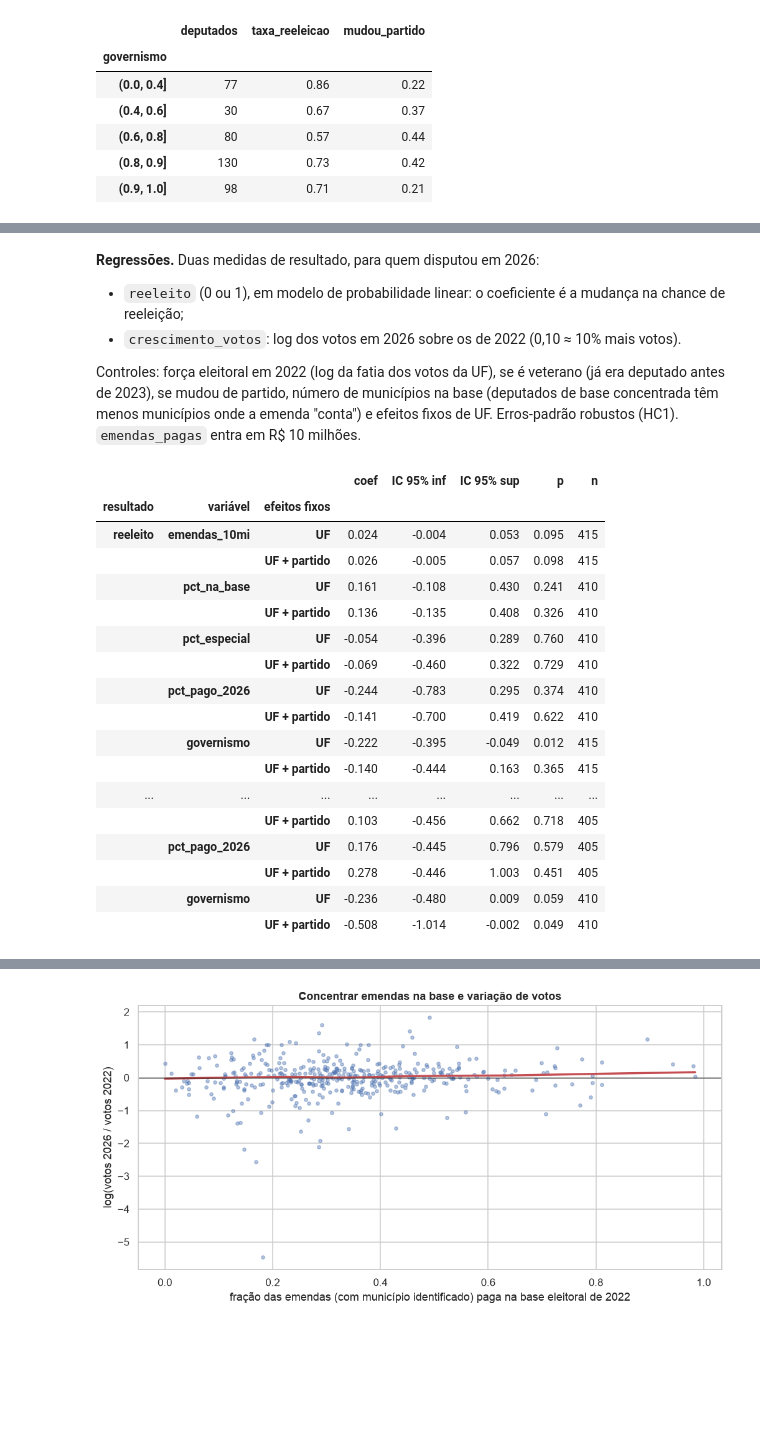
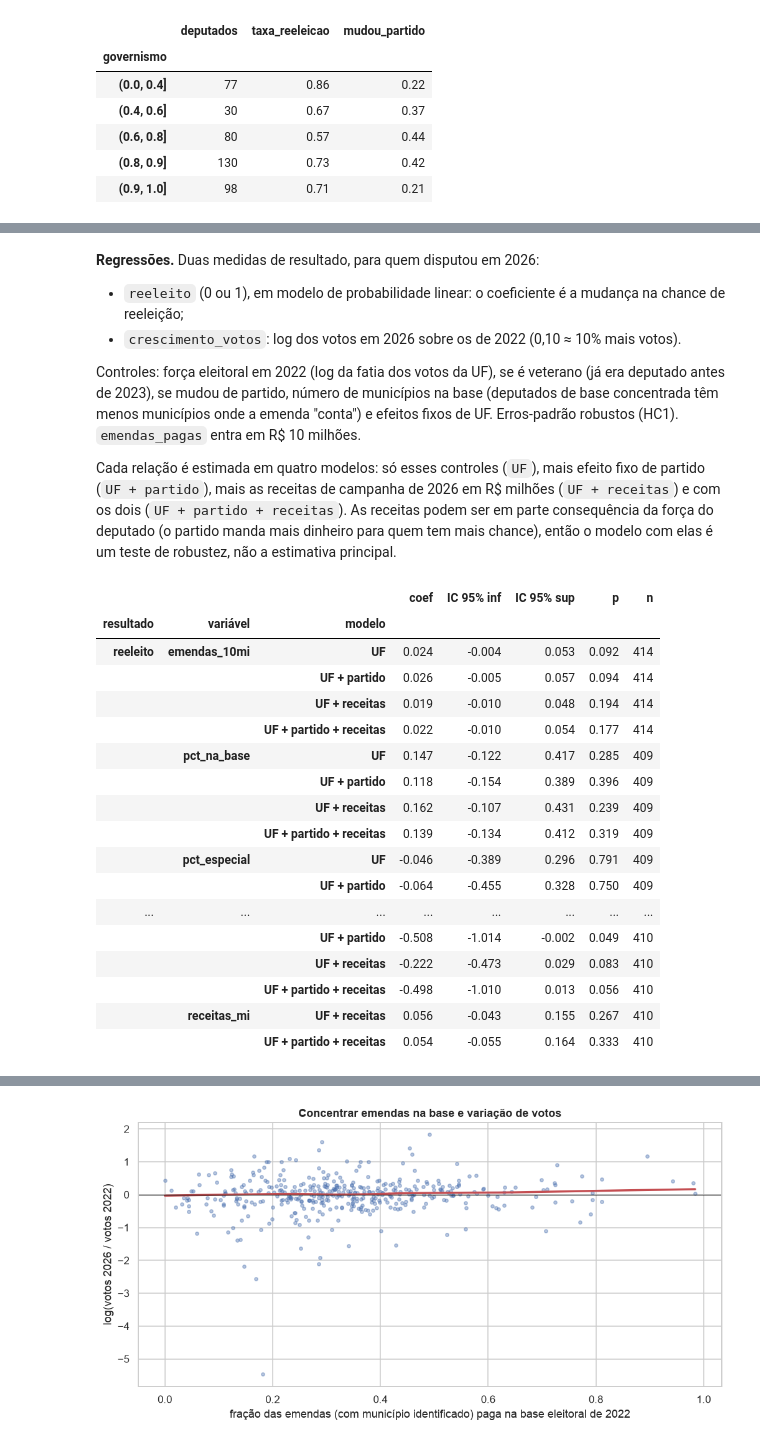
Before and after one commit to marcospflbarreto/eleicoes-2026, a Jupyter notebook: notebooks/04_emendas_reeleicao.ipynb, the cells around one changed output, grey strips where cells are left out. Drawn from its saved outputs; the diff is of its cells as text; code cells hidden in the pictures; blank space fills up the shorter version.

```diff
--- a/notebooks/04_emendas_reeleicao.ipynb
+++ b/notebooks/04_emendas_reeleicao.ipynb
@@ -313,40 +344,51 @@ governismo (faixas fixas: a oposição fica quase toda abaixo de 0,4)
 Controles: força eleitoral em 2022 (log da fatia dos votos da UF), se é veterano (já era deputado antes de 2023), se
 mudou de partido, número de municípios na base (deputados de base concentrada têm menos municípios onde a emenda "conta")
 e efeitos fixos de UF. Erros-padrão robustos (HC1). `emendas_pagas` entra em R$ 10 milhões.
+
+Cada relação é estimada em quatro modelos: só esses controles (`UF`), mais efeito fixo de partido (`UF + partido`), mais
+as receitas de campanha de 2026 em R$ milhões (`UF + receitas`) e com os dois (`UF + partido + receitas`). As receitas
+podem ser em parte consequência da força do deputado (o partido manda mais dinheiro para quem tem mais chance), então o
+modelo com elas é um teste de robustez, não a estimativa principal.
 # %%
 r["emendas_10mi"] = r["emendas_pagas"] / 1e7
 r["log_fatia_2022"] = np.log(r["fatia_uf_2022"])
 r["log_mun_base"] = np.log(r["n_municipios_base"])
+r["receitas_mi"] = r["receitas_2026"] / 1e6
 CONTROLES = "log_fatia_2022 + veterano + mudou_partido + log_mun_base + C(uf)"
+MODELOS = {"UF": "", "UF + partido": " + C(sg_partido_2022)", "UF + receitas": " + receitas_mi",
+           "UF + partido + receitas": " + C(sg_partido_2022) + receitas_mi"}
+amostra = r[r["receitas_mi"].notna()]  # a mesma amostra em todos os modelos: quem tem receitas declaradas
 
 linhas = []
 for y in ("reeleito", "crescimento_votos"):
-    for x in ("emendas_10mi", "pct_na_base", "pct_especial", "pct_pago_2026", "governismo"):
-        for extra, nome in (("", "UF"), (" + C(sg_partido_2022)", "UF + partido")):
-            mod = smf.ols(f"{y} ~ {x} + {CONTROLES}{extra}", data=r).fit(cov_type="HC1")
+    for x in ("emendas_10mi", "pct_na_base", "pct_especial", "pct_pago_2026", "governismo", "receitas_mi"):
+        for nome, extra in MODELOS.items():
+            if x == "receitas_mi" and "receitas" not in nome:
+                continue
+            mod = smf.ols(f"{y} ~ {x} + {CONTROLES}{extra}", data=amostra).fit(cov_type="HC1")  # patsy ignora termo repetido
             ic = mod.conf_int().loc[x]
-            linhas.append({"resultado": y, "variável": x, "efeitos fixos": nome, "coef": mod.params[x],
+            linhas.append({"resultado": y, "variável": x, "modelo": nome, "coef": mod.params[x],
                            "IC 95% inf": ic[0], "IC 95% sup": ic[1], "p": mod.pvalues[x], "n": int(mod.nobs)})
-R = pd.DataFrame(linhas).set_index(["resultado", "variável", "efeitos fixos"])
+R = pd.DataFrame(linhas).set_index(["resultado", "variável", "modelo"])
 R.style.format({"coef": "{:.3f}", "IC 95% inf": "{:.3f}", "IC 95% sup": "{:.3f}", "p": "{:.3f}", "n": "{:d}"}) \
     .map(lambda v: "font-weight: bold" if v < .05 else "", subset=["p"])
 # %% [output]
 |  |  |  | coef | IC 95% inf | IC 95% sup | p | n |
-| resultado | variável | efeitos fixos |  |  |  |  |  |
-| reeleito | emendas_10mi | UF | 0.024 | -0.004 | 0.053 | 0.095 | 415 |
-|  |  | UF + partido | 0.026 | -0.005 | 0.057 | 0.098 | 415 |
-|  | pct_na_base | UF | 0.161 | -0.108 | 0.430 | 0.241 | 410 |
-|  |  | UF + partido | 0.136 | -0.135 | 0.408 | 0.326 | 410 |
-|  | pct_especial | UF | -0.054 | -0.396 | 0.289 | 0.760 | 410 |
-|  |  | UF + partido | -0.069 | -0.460 | 0.322 | 0.729 | 410 |
-|  | pct_pago_2026 | UF | -0.244 | -0.783 | 0.295 | 0.374 | 410 |
-|  |  | UF + partido | -0.141 | -0.700 | 0.419 | 0.622 | 410 |
-|  | governismo | UF | -0.222 | -0.395 | -0.049 | 0.012 | 415 |
-|  |  | UF + partido | -0.140 | -0.444 | 0.163 | 0.365 | 415 |
+| resultado | variável | modelo |  |  |  |  |  |
+| reeleito | emendas_10mi | UF | 0.024 | -0.004 | 0.053 | 0.092 | 414 |
+|  |  | UF + partido | 0.026 | -0.005 | 0.057 | 0.094 | 414 |
+|  |  | UF + receitas | 0.019 | -0.010 | 0.048 | 0.194 | 414 |
+|  |  | UF + partido + receitas | 0.022 | -0.010 | 0.054 | 0.177 | 414 |
+|  | pct_na_base | UF | 0.147 | -0.122 | 0.417 | 0.285 | 409 |
+|  |  | UF + partido | 0.118 | -0.154 | 0.389 | 0.396 | 409 |
+|  |  | UF + receitas | 0.162 | -0.107 | 0.431 | 0.239 | 409 |
+|  |  | UF + partido + receitas | 0.139 | -0.134 | 0.412 | 0.319 | 409 |
+|  | pct_especial | UF | -0.046 | -0.389 | 0.296 | 0.791 | 409 |
+|  |  | UF + partido | -0.064 | -0.455 | 0.328 | 0.750 | 409 |
 | ... | ... | ... | ... | ... | ... | ... | ... |
-|  |  | UF + partido | 0.103 | -0.456 | 0.662 | 0.718 | 405 |
-|  | pct_pago_2026 | UF | 0.176 | -0.445 | 0.796 | 0.579 | 405 |
-|  |  | UF + partido | 0.278 | -0.446 | 1.003 | 0.451 | 405 |
-|  | governismo | UF | -0.236 | -0.480 | 0.009 | 0.059 | 410 |
 |  |  | UF + partido | -0.508 | -1.014 | -0.002 | 0.049 | 410 |
+|  |  | UF + receitas | -0.222 | -0.473 | 0.029 | 0.083 | 410 |
+|  |  | UF + partido + receitas | -0.498 | -1.010 | 0.013 | 0.056 | 410 |
+|  | receitas_mi | UF + receitas | 0.056 | -0.043 | 0.155 | 0.267 | 410 |
+|  |  | UF + partido + receitas | 0.054 | -0.055 | 0.164 | 0.333 | 410 |
 # %%
```
Also changed, not shown: parts of 6 cells of this notebook, 12 other files.
